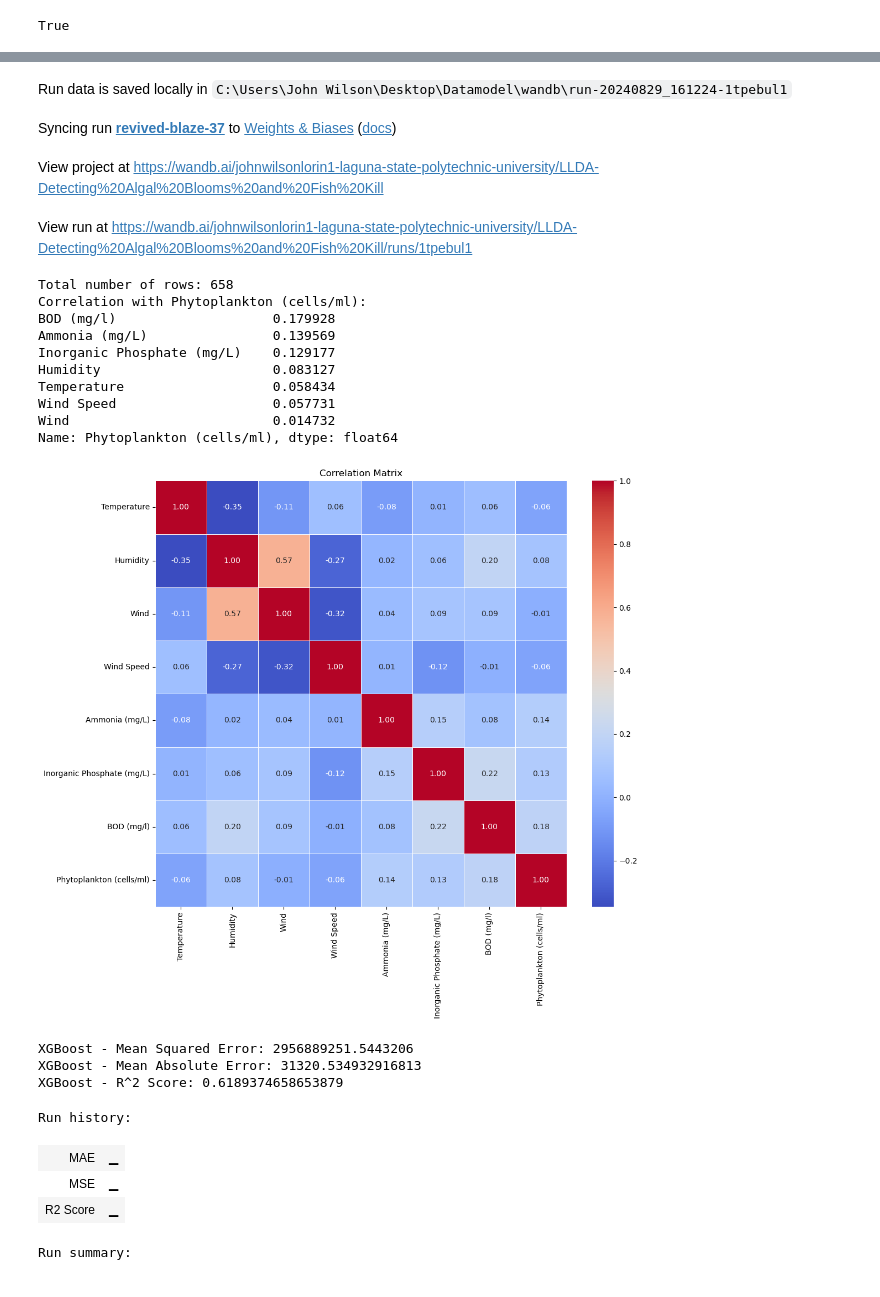
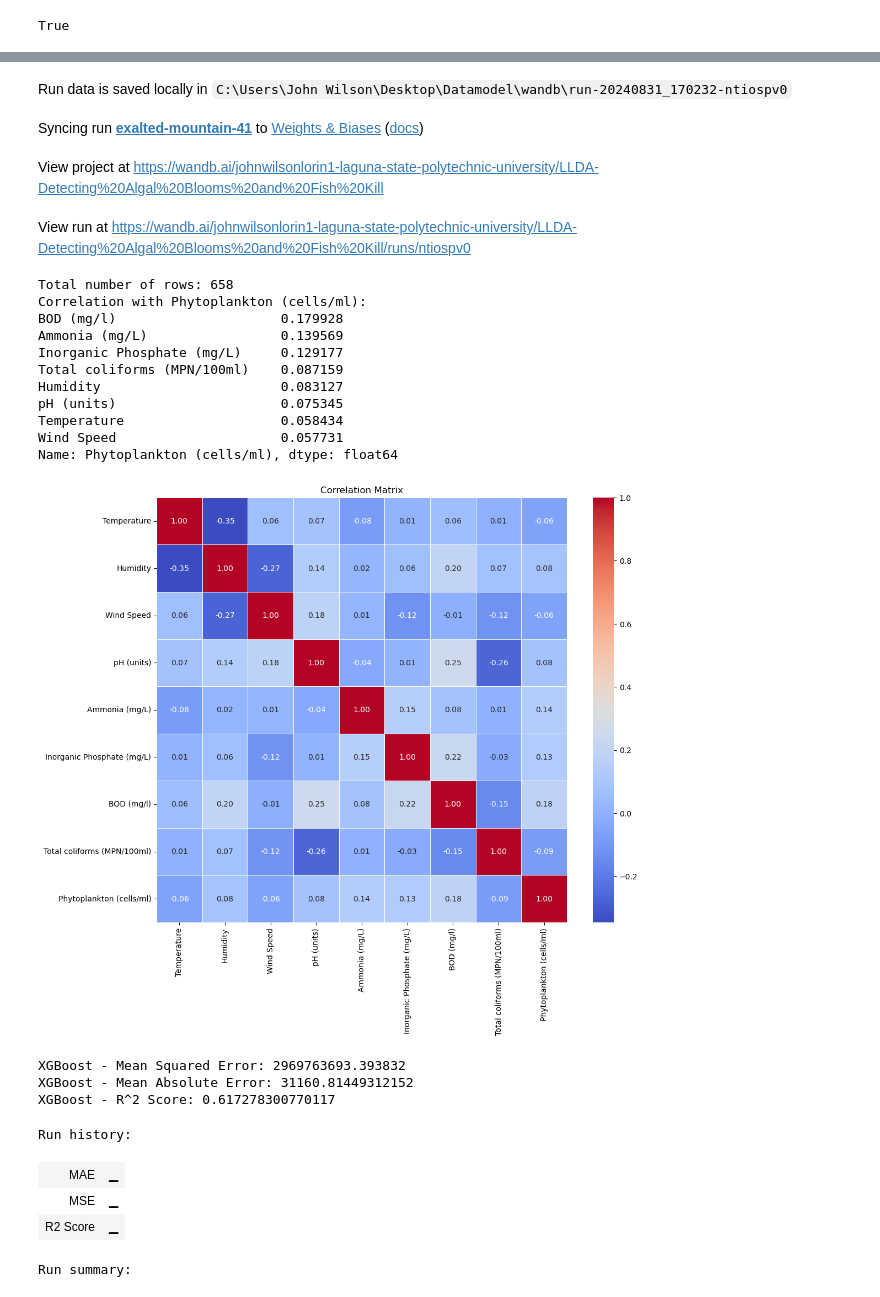
Before and after one commit to Milleys/LLDA-website-ML-integrated-API, a Jupyter notebook: Gradient Boosting.ipynb, the cells around one changed output, grey strips where cells are left out. Saved outputs shown, nothing was run; the diff lists cells and outputs as text; code cells hidden in the pictures.

```diff
--- a/Gradient Boosting.ipynb
+++ b/Gradient Boosting.ipynb
@@ -25,7 +25,7 @@ row_count = len(merged_df)
 print(f'Total number of rows: {row_count}')
 
 # Select relevant features and target
-features = ['Temperature', 'Humidity', 'Wind', 'Wind Speed', 'Ammonia (mg/L)', 'Inorganic Phosphate (mg/L)', 'BOD (mg/l)']
+features = ['Temperature', 'Humidity', 'Wind Speed', 'pH (units)', 'Ammonia (mg/L)', 'Inorganic Phosphate (mg/L)', 'BOD (mg/l)', 'Total coliforms (MPN/100ml)']
 target = 'Phytoplankton (cells/ml)'
 
 # Combine features and target for correlation analysis
@@ -61,47 +61,48 @@ X_train_scaled = scaler.fit_transform(X_train)
 X_test_scaled = scaler.transform(X_test)
 
 # Gradient Boosting Machine (XGBoost)
 xgb_model = XGBRegressor()
 xgb_model.fit(X_train_scaled, y_train)
 y_pred_xgb = xgb_model.predict(X_test_scaled)
 mse_xgb = mean_squared_error(y_test, y_pred_xgb)
 mae_xgb = mean_absolute_error(y_test, y_pred_xgb)
 r2_xgb = r2_score(y_test, y_pred_xgb)
 
 print(f'XGBoost - Mean Squared Error: {mse_xgb}')
 print(f'XGBoost - Mean Absolute Error: {mae_xgb}')
 print(f'XGBoost - R^2 Score: {r2_xgb}')
 
 # Log hyperparameters and metrics to wandb
 wandb.log({
     'MSE': mse_xgb,
     'MAE': mae_xgb,
     'R2 Score': r2_xgb
 })
 
 # Finish the wandb run
 wandb.finish()
 # %% [output]
 wandb version 0.17.8 is available! To upgrade, please run: $ pip install wandb --upgrade
 Tracking run with wandb version 0.17.5
-Run data is saved locally in C:\Users\John Wilson\Desktop\Datamodel\wandb\run-20240829_161224-1tpebul1
+Run data is saved locally in C:\Users\John Wilson\Desktop\Datamodel\wandb\run-20240831_170232-ntiospv0
-Syncing run revived-blaze-37 to Weights & Biases (docs)
+Syncing run exalted-mountain-41 to Weights & Biases (docs)
 View project at https://wandb.ai/johnwilsonlorin1-laguna-state-polytechnic-university/LLDA-Detecting%20Algal%20Blooms%20and%20Fish%20Kill
-View run at https://wandb.ai/johnwilsonlorin1-laguna-state-polytechnic-university/LLDA-Detecting%20Algal%20Blooms%20and%20Fish%20Kill/runs/1tpebul1
+View run at https://wandb.ai/johnwilsonlorin1-laguna-state-polytechnic-university/LLDA-Detecting%20Algal%20Blooms%20and%20Fish%20Kill/runs/ntiospv0
 Total number of rows: 658
 Correlation with Phytoplankton (cells/ml):
-BOD (mg/l)                    0.179928
-Ammonia (mg/L)                0.139569
-Inorganic Phosphate (mg/L)    0.129177
-Humidity                      0.083127
-Temperature                   0.058434
-Wind Speed                    0.057731
-Wind                          0.014732
+BOD (mg/l)                     0.179928
+Ammonia (mg/L)                 0.139569
+Inorganic Phosphate (mg/L)     0.129177
+Total coliforms (MPN/100ml)    0.087159
+Humidity                       0.083127
+pH (units)                     0.075345
+Temperature                    0.058434
+Wind Speed                     0.057731
 Name: Phytoplankton (cells/ml), dtype: float64
-[figure, old version]
+[figure, new version]
-XGBoost - Mean Squared Error: 2956889251.5443206
-XGBoost - Mean Absolute Error: 31320.534932916813
-XGBoost - R^2 Score: 0.6189374658653879
+XGBoost - Mean Squared Error: 2969763693.393832
+XGBoost - Mean Absolute Error: 31160.81449312152
+XGBoost - R^2 Score: 0.617278300770117
 Run history:
 | MAE | ▁ |
 | MSE | ▁ |
```
Also changed, not shown: parts of 1 cell of this notebook, 6 other files.
